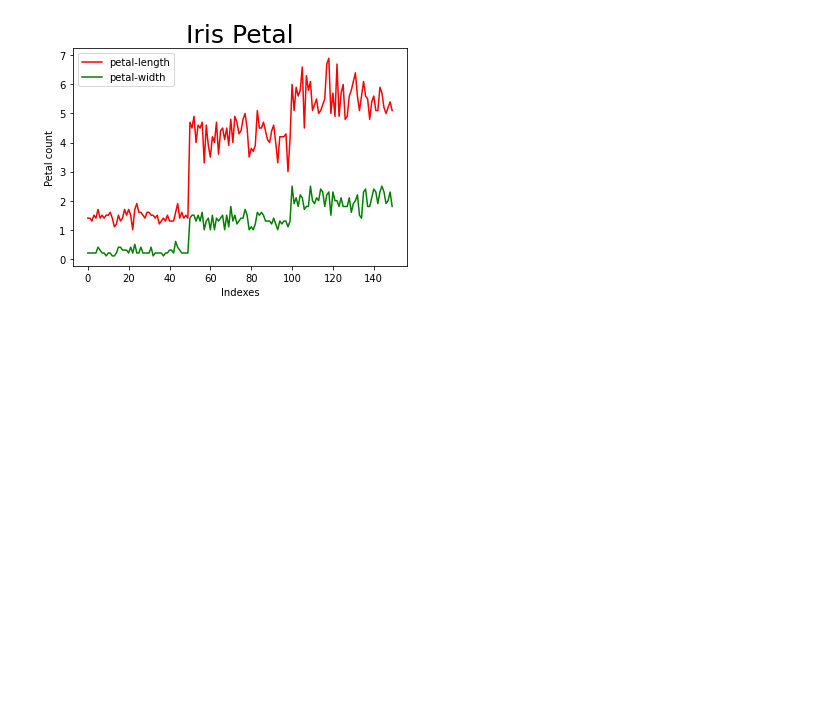
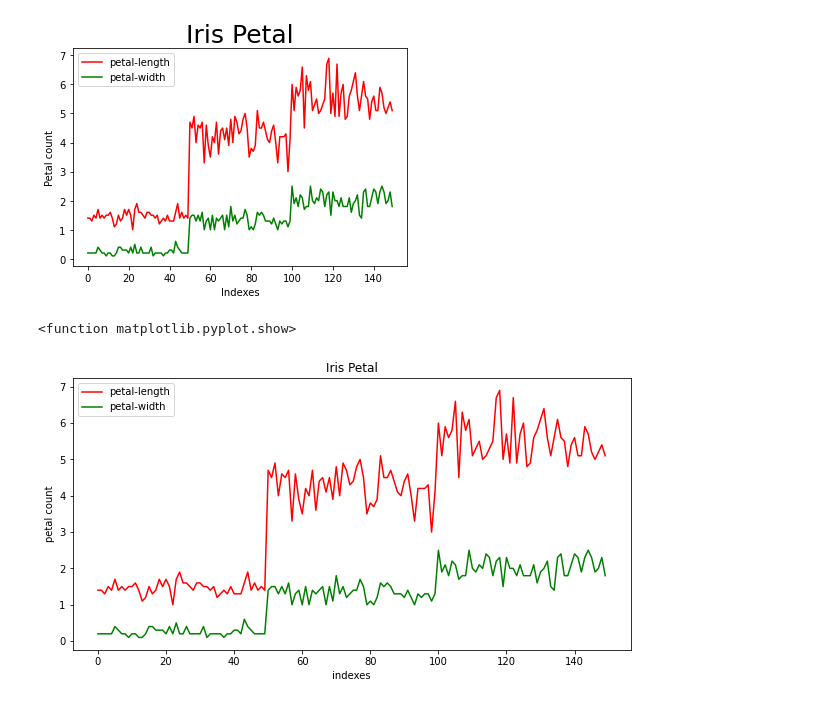
Before and after one commit to sangeeth938/ML_Day2, a Jupyter notebook: ML_Day2.ipynb, the cells around one changed output. Cells and saved outputs as stored; diff of their text form; code cells hidden in the pictures; blank space fills up the shorter version.

```diff
--- a/ML_Day2.ipynb
+++ b/ML_Day2.ipynb
@@ -158,3 +148,15 @@ plt.show
 # %% [output]
 <function matplotlib.pyplot.show>
 [figure]
+# %%
+plt.figure(figsize=(10,5))
+plt.plot(data["petal_length"],color="red",label="petal-length")
+plt.plot(data["petal_width"],color="green",label="petal-width")
+plt.xlabel("indexes")
+plt.ylabel("petal count")
+plt.title("Iris Petal")
+plt.legend()
+plt.show
+# %% [output]
+<function matplotlib.pyplot.show>
+[figure, added]
```
Also changed, not shown: parts of 17 cells of this notebook.
